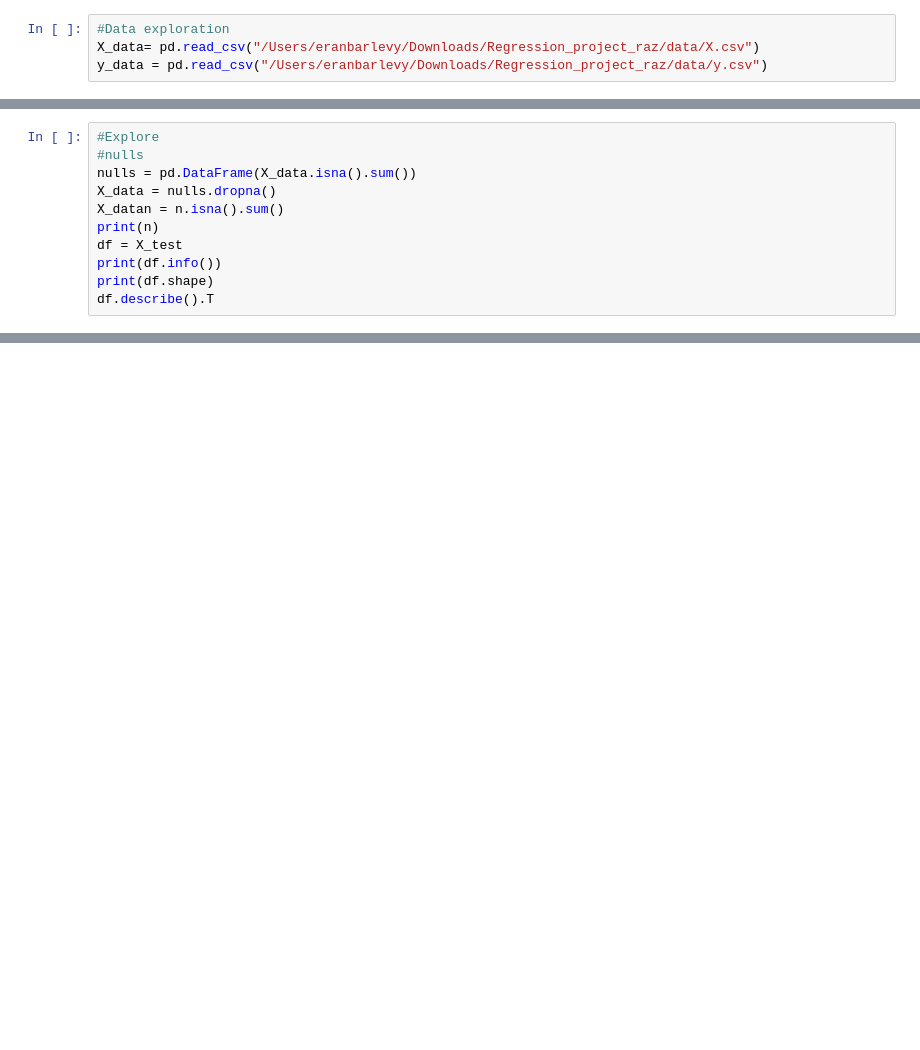
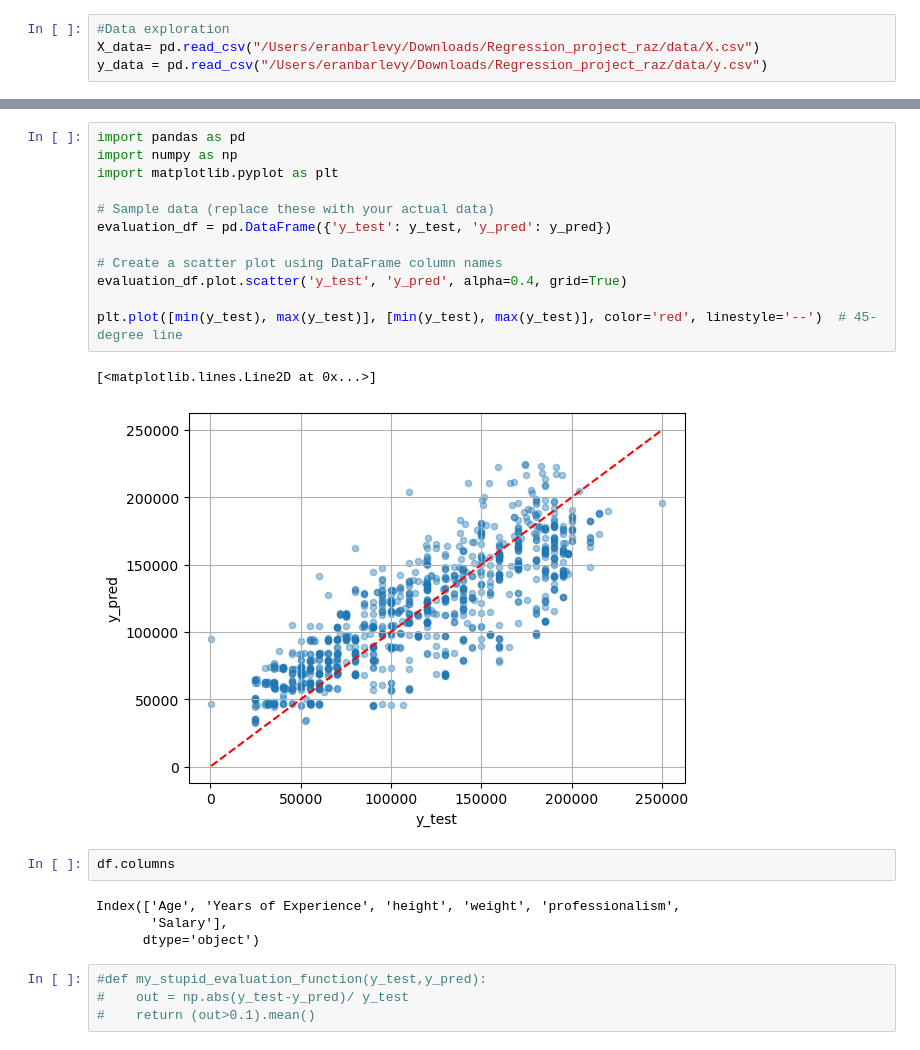
Before and after one commit to myeran/Regression_project_raz, a Jupyter notebook: Linear regression.ipynb, the cells around one changed output, grey strips where cells are left out. Saved outputs shown, nothing was run; the diff lists cells and outputs as text; blank space fills up the shorter version.

```diff
--- a/Linear regression.ipynb
+++ b/Linear regression.ipynb
@@ -115,11 +78,0 @@ y_test.shape  #(1073,)
-# %%
-#Explore
-#nulls
-nulls = pd.DataFrame(X_data.isna().sum())
-X_data = nulls.dropna()
-X_datan = n.isna().sum()
-print(n)
-df = X_test
-print(df.info())
-print(df.shape)
-df.describe().T
@@ -181,0 +137,25 @@ LinearRegression does not accept missing values encoded as NaN natively. For sup
+# %%
+import pandas as pd
+import numpy as np
+import matplotlib.pyplot as plt
+
+# Sample data (replace these with your actual data)
+evaluation_df = pd.DataFrame({'y_test': y_test, 'y_pred': y_pred})
+
+# Create a scatter plot using DataFrame column names
+evaluation_df.plot.scatter('y_test', 'y_pred', alpha=0.4, grid=True)
+
+plt.plot([min(y_test), max(y_test)], [min(y_test), max(y_test)], color='red', linestyle='--')  # 45-degree line
+# %% [output]
+[<matplotlib.lines.Line2D at 0x...>]
+[figure, added]
+# %%
+df.columns
+# %% [output]
+Index(['Age', 'Years of Experience', 'height', 'weight', 'professionalism',
+       'Salary'],
+      dtype='object')
+# %%
+#def my_stupid_evaluation_function(y_test,y_pred):
+#    out = np.abs(y_test-y_pred)/ y_test
+#    return (out>0.1).mean()
```
Also changed, not shown: parts of 16 cells of this notebook, 1 other file.
